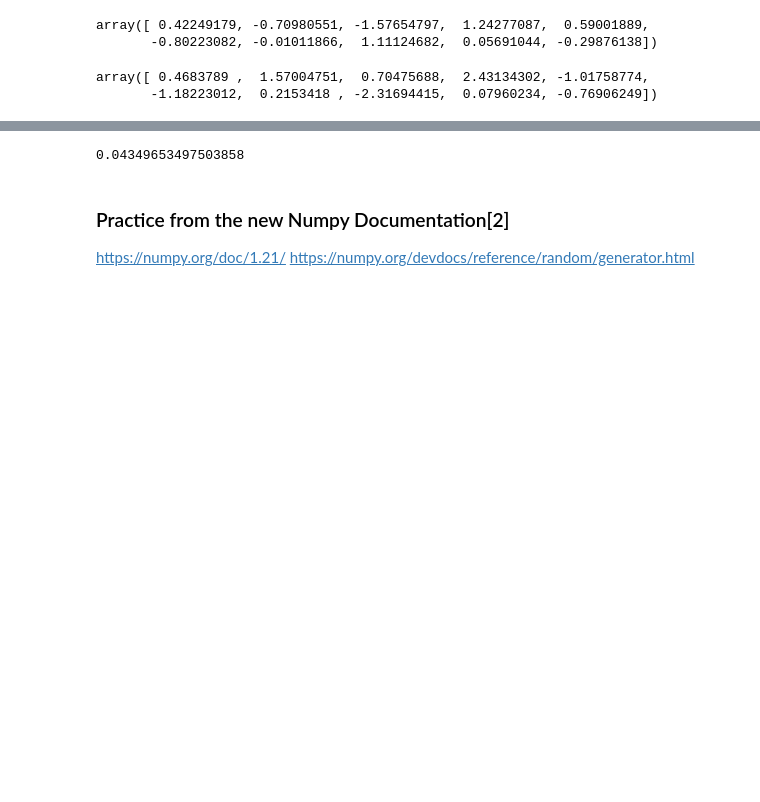
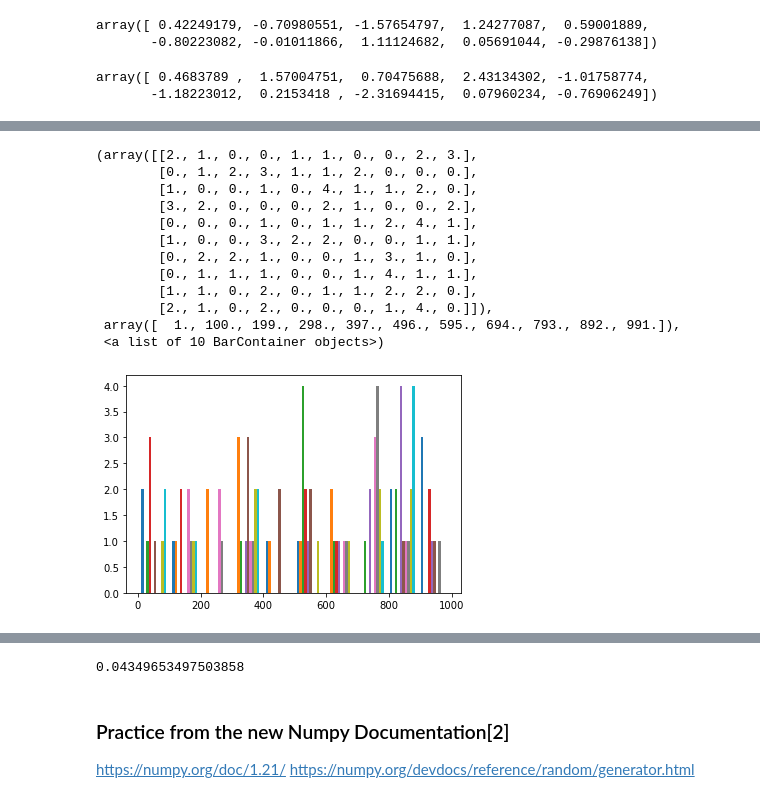
Before and after one commit to katel85/numpy.random-assignment-, a Jupyter notebook: numpy.random.ipynb, the cells around one changed output, grey strips where cells are left out. Saved outputs shown, nothing was run; the diff lists cells and outputs as text; code cells hidden in the pictures; blank space fills up the shorter version.

Commit message:
simple random data research

```diff
--- a/numpy.random.ipynb
+++ b/numpy.random.ipynb
@@ -56,0 +54,13 @@ import matplotlib.pyplot as plt
+# %%
+# Begin with importing the libraries and modules we require for using numpy on this jupyter notebook
+import numpy as np
+from numpy import random
+
+
+# Plotting.
+import matplotlib.pyplot as plt
+
+# Numpy Random Generator intergers
+rng = np.random.default_rng() # this will ensure the default generator (PCG64) is being used to generate the numbers
+rng.integers(4, size=20) # if I use shift+tab here i can get a docstring to show what I need to pass into the function
+# this will create a random array with numbers up to but not including 4 and the size = 20 random numbers
@@ -56,0 +120,18 @@ import matplotlib.pyplot as plt
+# %%
+# lets visualise the random interger random function in numpy using the matplotlib
+x= rng.integers(1000, size = (10,10))
+plt.hist(x)
+# %% [output]
+(array([[2., 1., 0., 0., 1., 1., 0., 0., 2., 3.],
+        [0., 1., 2., 3., 1., 1., 2., 0., 0., 0.],
+        [1., 0., 0., 1., 0., 4., 1., 1., 2., 0.],
+        [3., 2., 0., 0., 0., 2., 1., 0., 0., 2.],
+        [0., 0., 0., 1., 0., 1., 1., 2., 4., 1.],
+        [1., 0., 0., 3., 2., 2., 0., 0., 1., 1.],
+        [0., 2., 2., 1., 0., 0., 1., 3., 1., 0.],
+        [0., 1., 1., 1., 0., 0., 1., 4., 1., 1.],
+        [1., 1., 0., 2., 0., 1., 1., 2., 2., 0.],
+        [2., 1., 0., 2., 0., 0., 0., 1., 4., 0.]]),
+ array([  1., 100., 199., 298., 397., 496., 595., 694., 793., 892., 991.]),
+ <a list of 10 BarContainer objects>)
+[figure, added]
```
Also changed, not shown: parts of 17 cells of this notebook.
